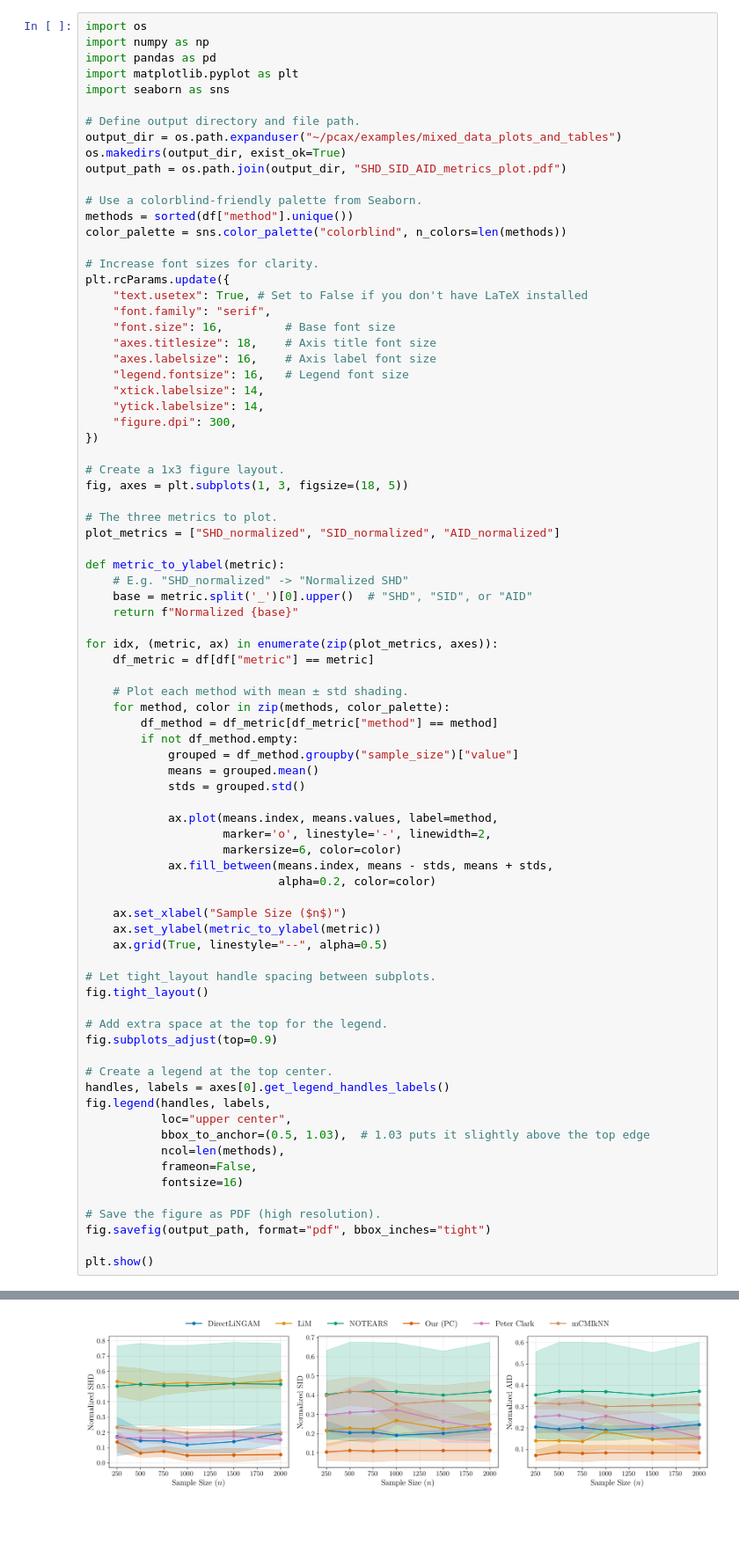
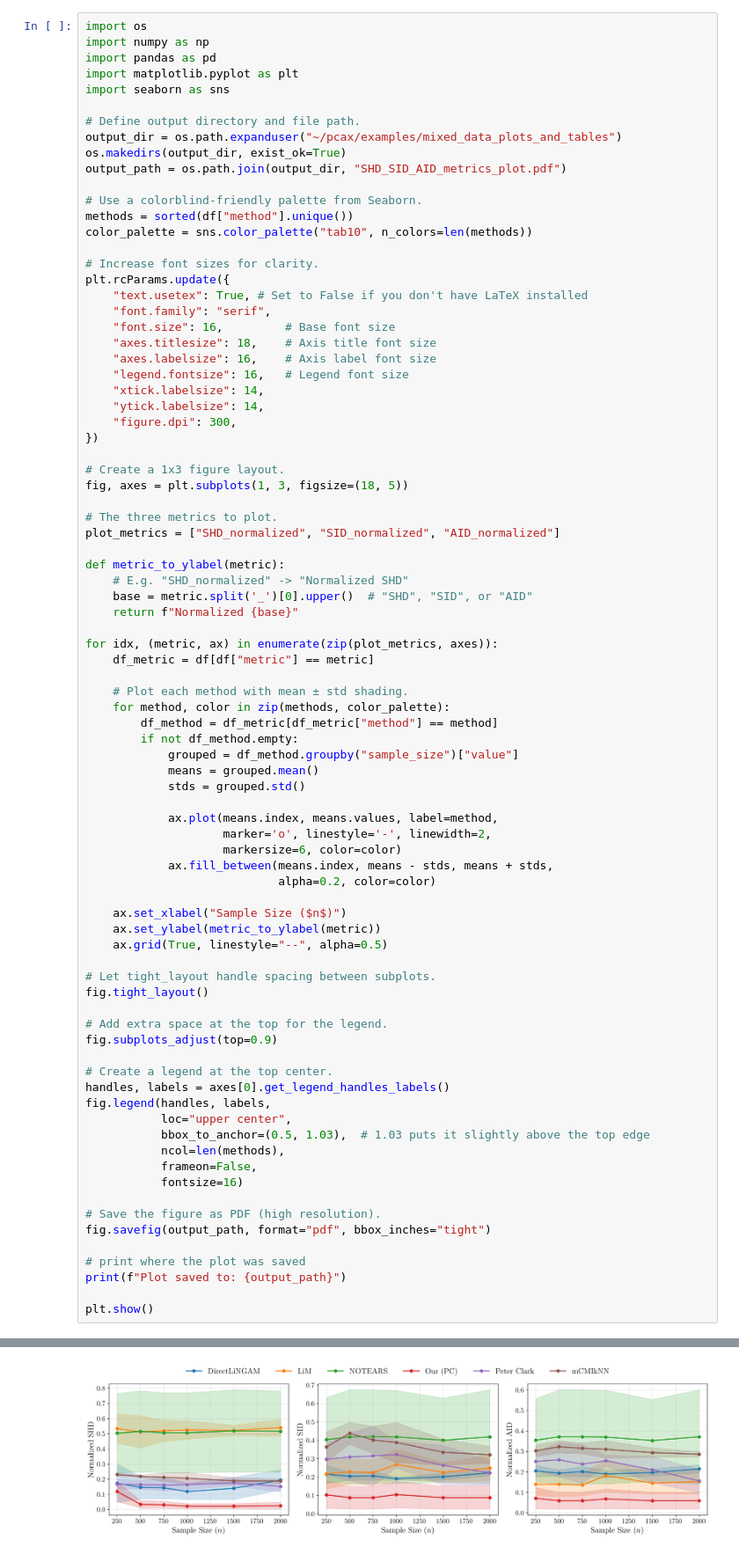
Before and after one commit to liukidar/pcx, a Jupyter notebook: examples/plotting_mixed_confounding.ipynb, the cells around one changed output, grey strips where cells are left out. Shown at 88% size. Saved outputs shown, nothing was run; the diff lists cells and outputs as text; blank space fills up the shorter version.

```diff
--- a/examples/plotting_mixed_confounding.ipynb
+++ b/examples/plotting_mixed_confounding.ipynb
@@ -121,7 +126,7 @@ output_path = os.path.join(output_dir, "SHD_SID_AID_metrics_plot.pdf")
 
 # Use a colorblind-friendly palette from Seaborn.
 methods = sorted(df["method"].unique())
-color_palette = sns.color_palette("colorblind", n_colors=len(methods))
+color_palette = sns.color_palette("tab10", n_colors=len(methods))
 
 # Increase font sizes for clarity.
 plt.rcParams.update({
@@ -186,5 +191,8 @@ fig.legend(handles, labels,
 # Save the figure as PDF (high resolution).
 fig.savefig(output_path, format="pdf", bbox_inches="tight")
 
+# print where the plot was saved
+print(f"Plot saved to: {output_path}")
+
 plt.show()
 # %% [output]
@@ -191 +200 @@ plt.show()
-[figure, old version]
+[figure, new version]
```
Also changed, not shown: parts of 3 cells of this notebook, 5 other files.
